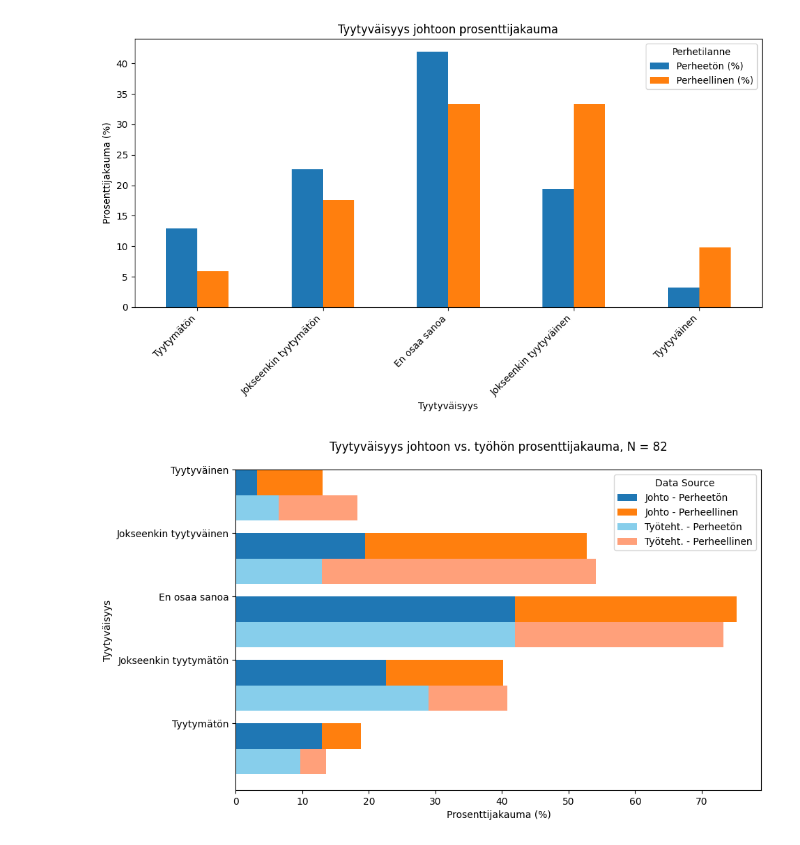
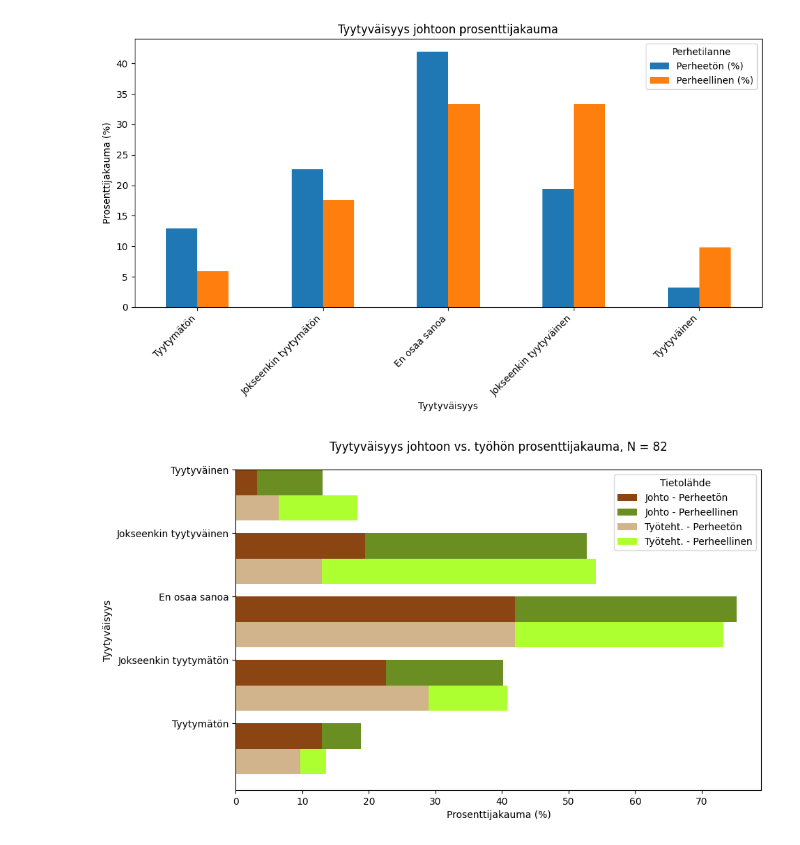
Before and after one commit to Hildura/Tiedonk-sittely-Pytjonilla-Ryhm-5, a Jupyter notebook: Projekti/Analyzing_WorkPlaceSatisfactionSurveyData.ipynb, the cells around one changed output. Saved outputs shown, nothing was run; the diff lists cells and outputs as text; code cells hidden in the pictures.

```diff
--- a/Projekti/Analyzing_WorkPlaceSatisfactionSurveyData.ipynb
+++ b/Projekti/Analyzing_WorkPlaceSatisfactionSurveyData.ipynb
@@ -1160,37 +1157,37 @@ tyytyvaisyys_johto_perhe = {
 tyytyvaisyys_tyo_perhe = {
     "Tyytyväisyys": ["Tyytymätön", "Jokseenkin tyytymätön", "En osaa sanoa", "Jokseenkin tyytyväinen", "Tyytyväinen"],
     "Perheetön (%)": [9.7, 29 , 41.9 , 12.9 , 6.5],
     "Perheellinen (%)": [3.9, 11.8, 31.4, 41.2, 11.8]
 }
 
 
 df_johto = pd.DataFrame(tyytyvaisyys_johto_perhe)
 df_tyo = pd.DataFrame(tyytyvaisyys_tyo_perhe)
 
 df_johto.set_index("Tyytyväisyys", inplace=True)
 df_tyo.set_index("Tyytyväisyys", inplace=True)
 
 
-ax = df_johto.plot.barh(stacked=True, figsize=(10, 6), color=['#1f77b4', '#ff7f0e'], position=1, width=0.4, label='Johto')
-df_tyo.plot.barh(stacked=True, ax=ax, color=['#87ceeb', '#ffa07a'], position=2, width=0.4, label='Tyo')
+ax = df_johto.plot.barh(stacked=True, figsize=(10, 6), color=['#8B4513','#6B8E23'], position=1, width=0.4, label='Johto')
+df_tyo.plot.barh(stacked=True, ax=ax, color=['#D2B48C', '#ADFF2F'], position=2, width=0.4, label='Tyo')
 
-# Adding labels and title
+
 plt.title('Tyytyväisyys johtoon vs. työhön prosenttijakauma, N = 82', pad=20)
 plt.xlabel('Prosenttijakauma (%)')
 plt.ylabel('Tyytyväisyys')
 plt.legend(title='Perhetilanne')
 
-# Customize the legend to show which bar corresponds to which dataset
+
 handles, labels = ax.get_legend_handles_labels()
-# Add labels for each dataset: 'Johto' vs 'Tyo', and 'Perheetön' vs 'Perheellinen'
+
 labels[0] = 'Johto - Perheetön'
 labels[1] = 'Johto - Perheellinen'
 labels[2] = 'Työteht. - Perheetön'
 labels[3] = 'Työteht. - Perheellinen'
-ax.legend(handles, labels, title='Data Source', loc='upper right')
+ax.legend(handles, labels, title='Tietolähde', loc='upper right')
 
 # Show the plot
 plt.tight_layout(pad=2)
 plt.show()
 # %% [output]
-[figure, old version]
+[figure, new version]
```
Also changed, not shown: parts of 3 cells of this notebook.
